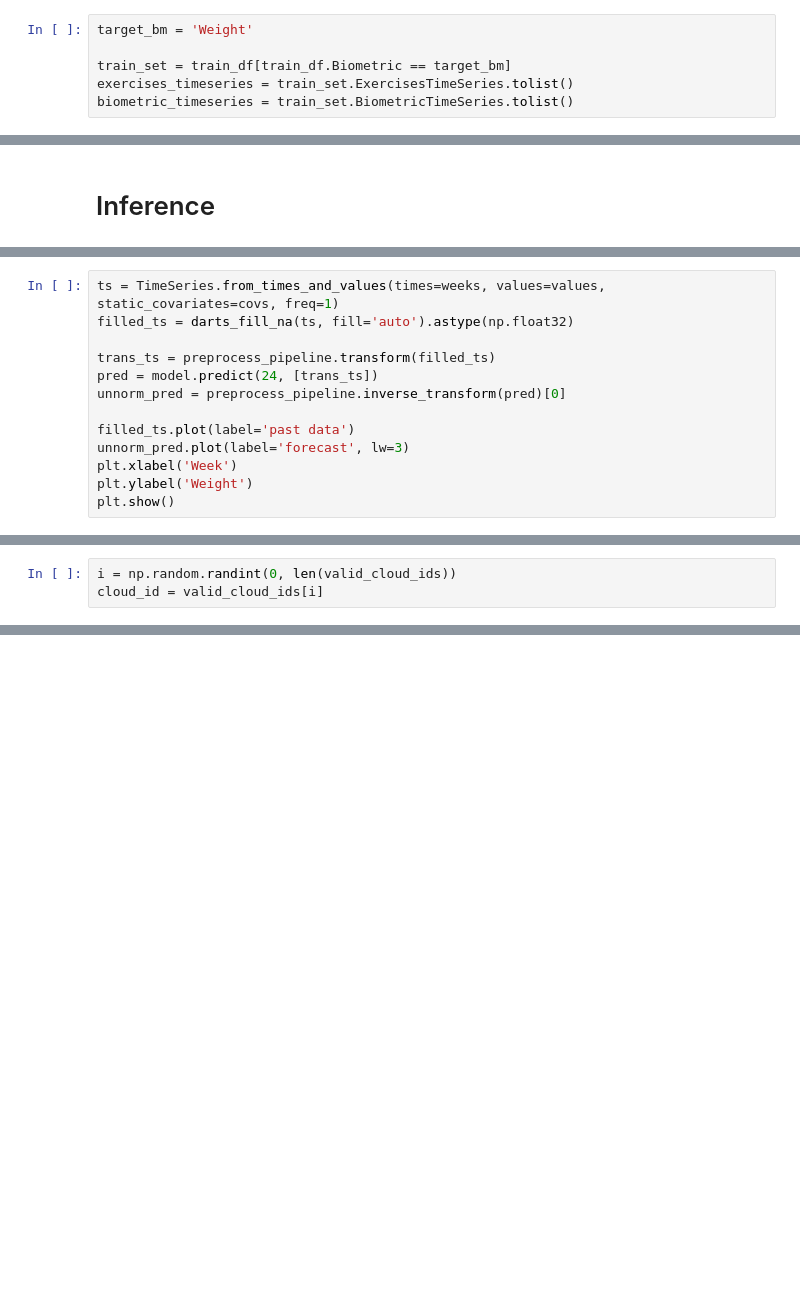
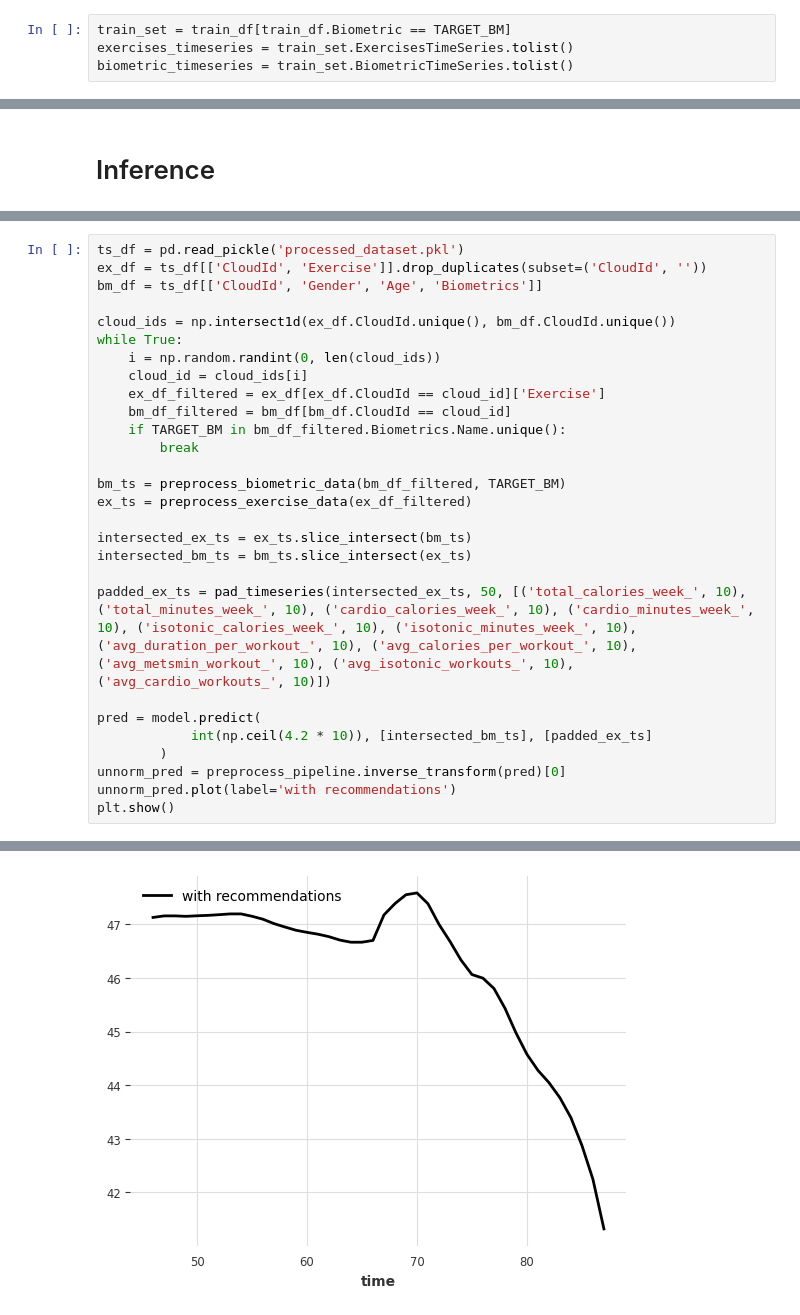
Before and after one commit to ariskoutris/biodash, a Jupyter notebook: forecasting-model/model_training.ipynb, the cells around one changed output, grey strips where cells are left out. Cells and saved outputs as stored; diff of their text form; blank space fills up the shorter version.

Commit message:
Organize model notebooks and train model for various target biometrics
Former-commit-id: f7e6a414ff83e8c26a927800027bbd9bfe15d701

```diff
--- a/forecasting-model/model_training.ipynb
+++ b/forecasting-model/model_training.ipynb
@@ -223,7 +19,5 @@ train_df = pd.read_pickle('timeseries_dataset.pkl')
 # %%
-target_bm = 'Weight'
-
-train_set = train_df[train_df.Biometric == target_bm]
+train_set = train_df[train_df.Biometric == TARGET_BM]
 exercises_timeseries = train_set.ExercisesTimeSeries.tolist()
 biometric_timeseries = train_set.BiometricTimeSeries.tolist()
 # %%
@@ -467,13 +85,0 @@ covs = sliced_train_set[i].static_covariates
-# %%
-ts = TimeSeries.from_times_and_values(times=weeks, values=values, static_covariates=covs, freq=1)
-filled_ts = darts_fill_na(ts, fill='auto').astype(np.float32)
-
-trans_ts = preprocess_pipeline.transform(filled_ts)
-pred = model.predict(24, [trans_ts])
-unnorm_pred = preprocess_pipeline.inverse_transform(pred)[0]
-
-filled_ts.plot(label='past data')
-unnorm_pred.plot(label='forecast', lw=3)
-plt.xlabel('Week')
-plt.ylabel('Weight')
-plt.show()
@@ -490,3 +85,0 @@ targets = ['Weight', 'Fat mass Perc', 'Muscle Mass', 'HR at Rest']
-# %%
-i = np.random.randint(0, len(valid_cloud_ids))
-cloud_id = valid_cloud_ids[i]
@@ -529,0 +124,29 @@ biometric_data_list
+# %%
+ts_df = pd.read_pickle('processed_dataset.pkl')
+ex_df = ts_df[['CloudId', 'Exercise']].drop_duplicates(subset=('CloudId', ''))
+bm_df = ts_df[['CloudId', 'Gender', 'Age', 'Biometrics']]
+
+cloud_ids = np.intersect1d(ex_df.CloudId.unique(), bm_df.CloudId.unique())
+while True:
+    i = np.random.randint(0, len(cloud_ids))
+    cloud_id = cloud_ids[i]
+    ex_df_filtered = ex_df[ex_df.CloudId == cloud_id]['Exercise']
+    bm_df_filtered = bm_df[bm_df.CloudId == cloud_id]
+    if TARGET_BM in bm_df_filtered.Biometrics.Name.unique():
+        break
+
+bm_ts = preprocess_biometric_data(bm_df_filtered, TARGET_BM)
+ex_ts = preprocess_exercise_data(ex_df_filtered)
+
+intersected_ex_ts = ex_ts.slice_intersect(bm_ts)
+intersected_bm_ts = bm_ts.slice_intersect(ex_ts)
+
+padded_ex_ts = pad_timeseries(intersected_ex_ts, 50, [('total_calories_week_', 10), ('total_minutes_week_', 10), ('cardio_calories_week_', 10), ('cardio_minutes_week_', 10), ('isotonic_calories_week_', 10), ('isotonic_minutes_week_', 10), ('avg_duration_per_workout_', 10), ('avg_calories_per_workout_', 10), ('avg_metsmin_workout_', 10), ('avg_isotonic_workouts_', 10), ('avg_cardio_workouts_', 10)])
+
+pred = model.predict(
+            int(np.ceil(4.2 * 10)), [intersected_bm_ts], [padded_ex_ts]
+        )
+unnorm_pred = preprocess_pipeline.inverse_transform(pred)[0]
+unnorm_pred.plot(label='with recommendations')
+plt.show()
+# %% [output]
@@ -529,0 +155 @@ biometric_data_list
+[figure, added]
```
Also changed, not shown: parts of 77 cells of this notebook, 24 other files.
